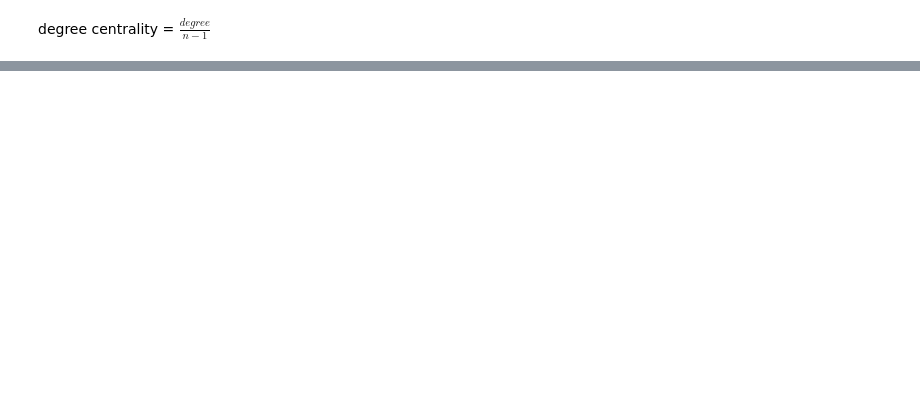
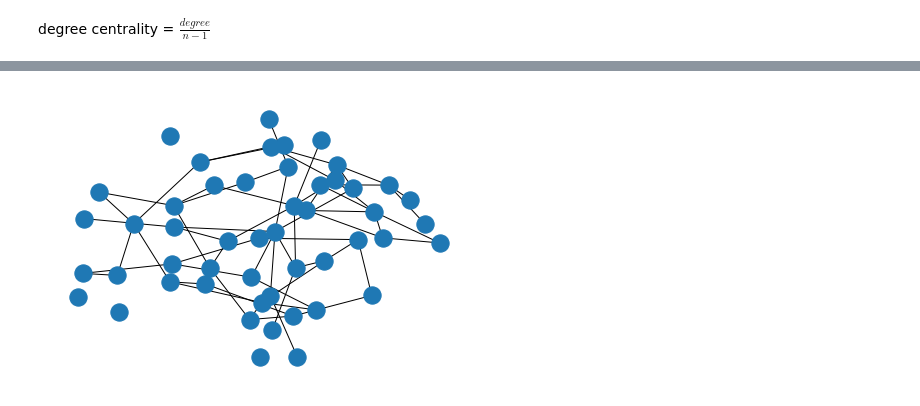
Before and after one commit to henrymjohnson/networks-research, a Jupyter notebook: src/notes/exploring.ipynb, the cells around one changed output, grey strips where cells are left out. Saved outputs shown, nothing was run; the diff lists cells and outputs as text; code cells hidden in the pictures; blank space fills up the shorter version.

```diff
--- a/src/notes/exploring.ipynb
+++ b/src/notes/exploring.ipynb
@@ -135,0 +169,7 @@ Decay Centrality = $C_{i}^{d}(g) = \sum_{j \ne i}\delta^{I(i,j)}$
+# %%
+p=0.05
+poisson_graph_05 = nx.fast_gnp_random_graph(n=50, p=p, directed=False)
+pos = nx.spring_layout(poisson_graph_05, k=0.5)
+nx.draw(poisson_graph_05, pos=pos, with_labels=False)
+# %% [output]
+[figure, added]
```
Also changed, not shown: parts of 21 cells of this notebook, 5 other files.
